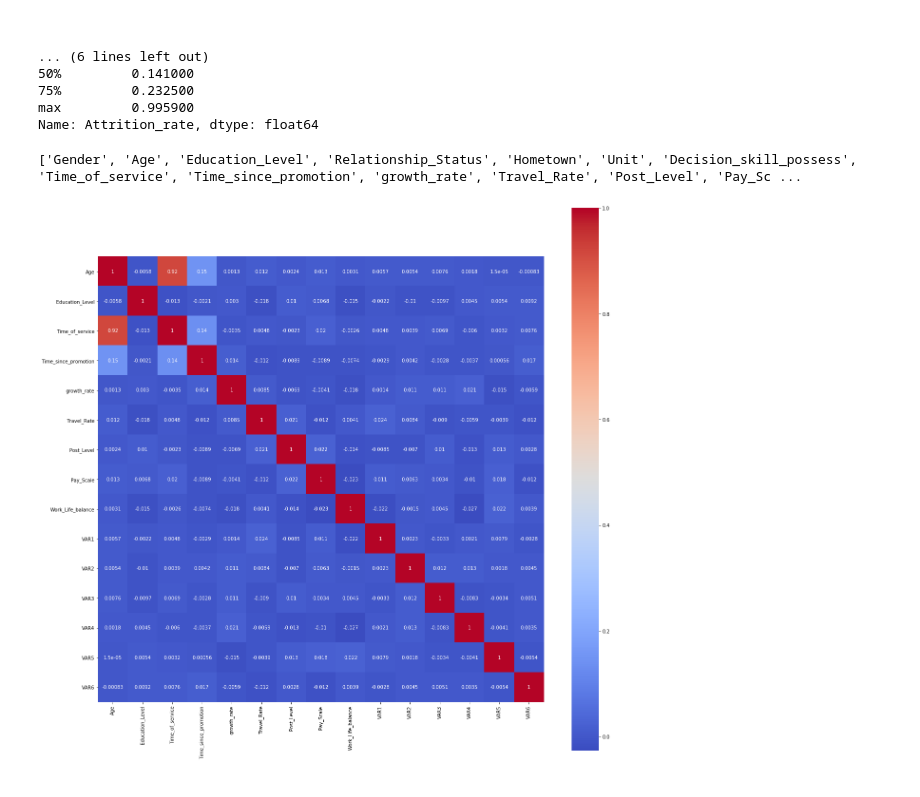
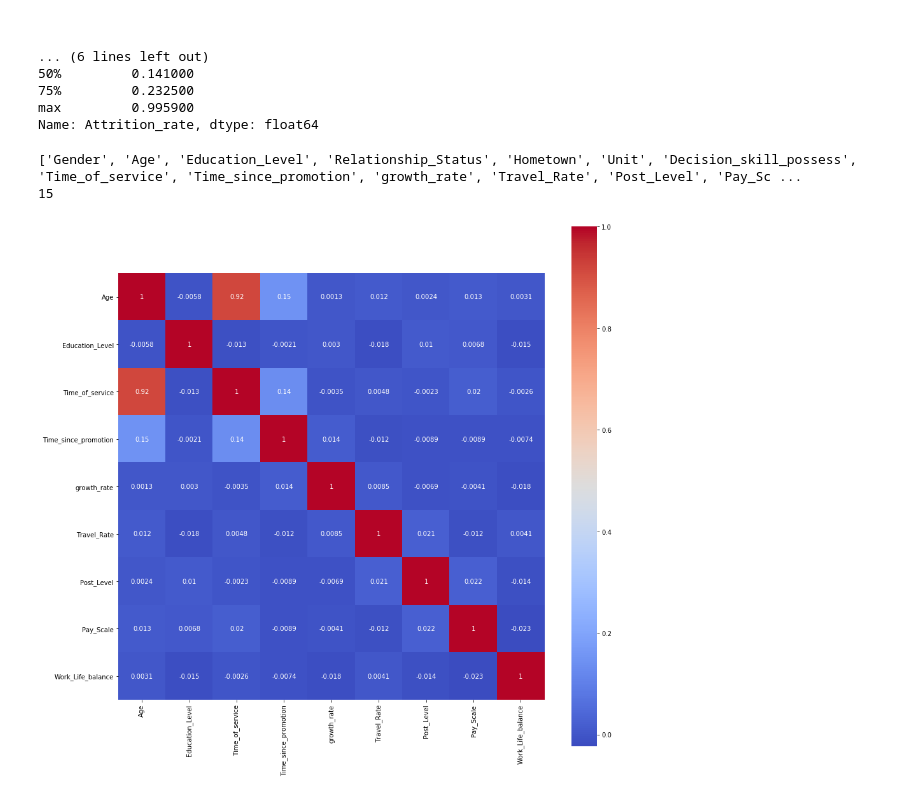
Before and after one commit to Badhansen/HackerEarth-Will-your-employees-leave-you, a Jupyter notebook: notebook.ipynb, the cells around one changed output. Drawn from its saved outputs; the diff is of its cells as text; code cells hidden in the pictures.

```diff
--- a/notebook.ipynb
+++ b/notebook.ipynb
@@ -130,18 +130,20 @@ Name: Attrition_rate, dtype: float64
 max         0.995900
 Name: Attrition_rate, dtype: float64
 # %%
-features_list = list(train_data.columns[1 : 22])
+features_list = list(train_data.columns[1 : 16])
 # %%
 print(features_list)
+print(len(features_list))
 # %% [output]
 ['Gender', 'Age', 'Education_Level', 'Relationship_Status', 'Hometown', 'Unit', 'Decision_skill_possess', 'Time_of_service', 'Time_since_promotion', 'growth_rate', 'Travel_Rate', 'Post_Level', 'Pay_Sc ...
+15
 # %%
 # ploting the graph
-plt.figure(figsize=(21, 21))
+plt.figure(figsize=(15, 15))
 sns.heatmap(train_data[features_list].corr(), annot=True, square=True, cmap='coolwarm')
 plt.show()
 # %% [output]
-[figure, old version]
+[figure, new version]
 # %%
 import plotly.express as px
 grs = train_data.groupby(["Age"])[["Attrition_rate"]].mean().reset_index()
```
Also changed, not shown: parts of 34 cells of this notebook, 1 other file.
